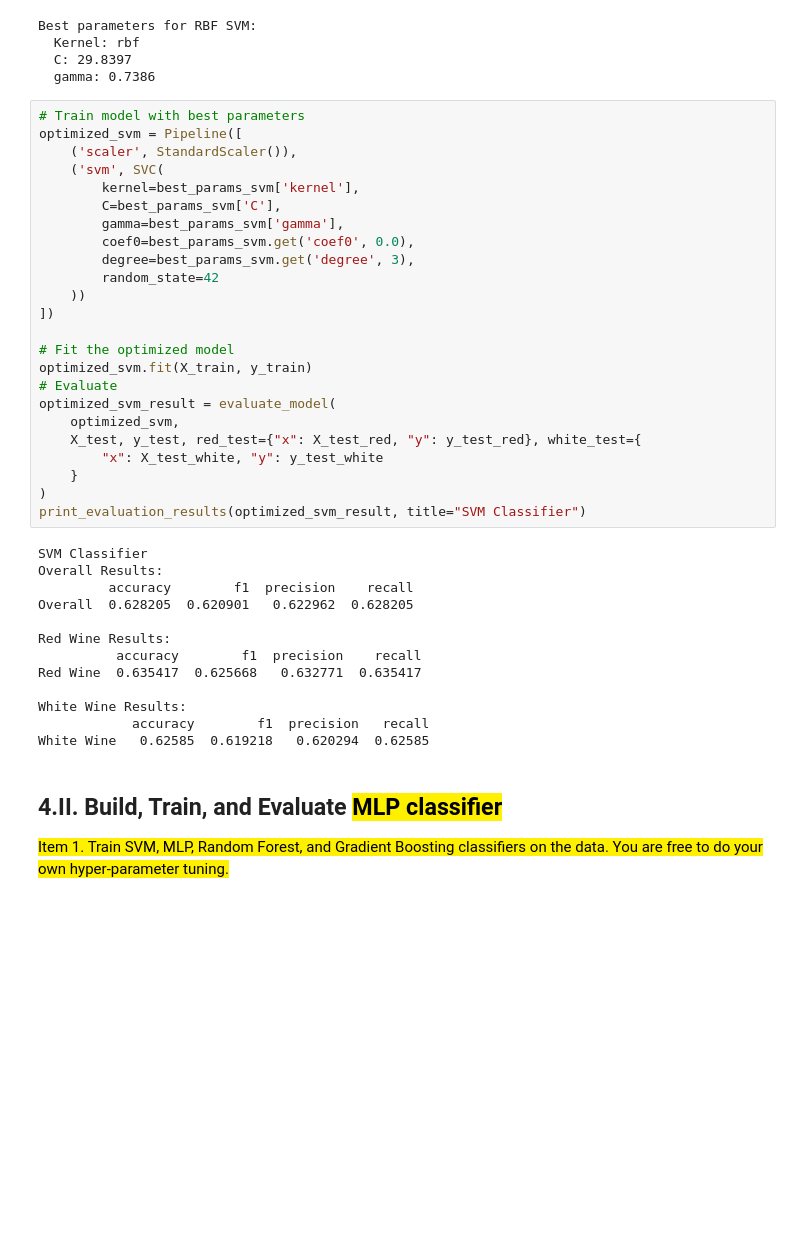
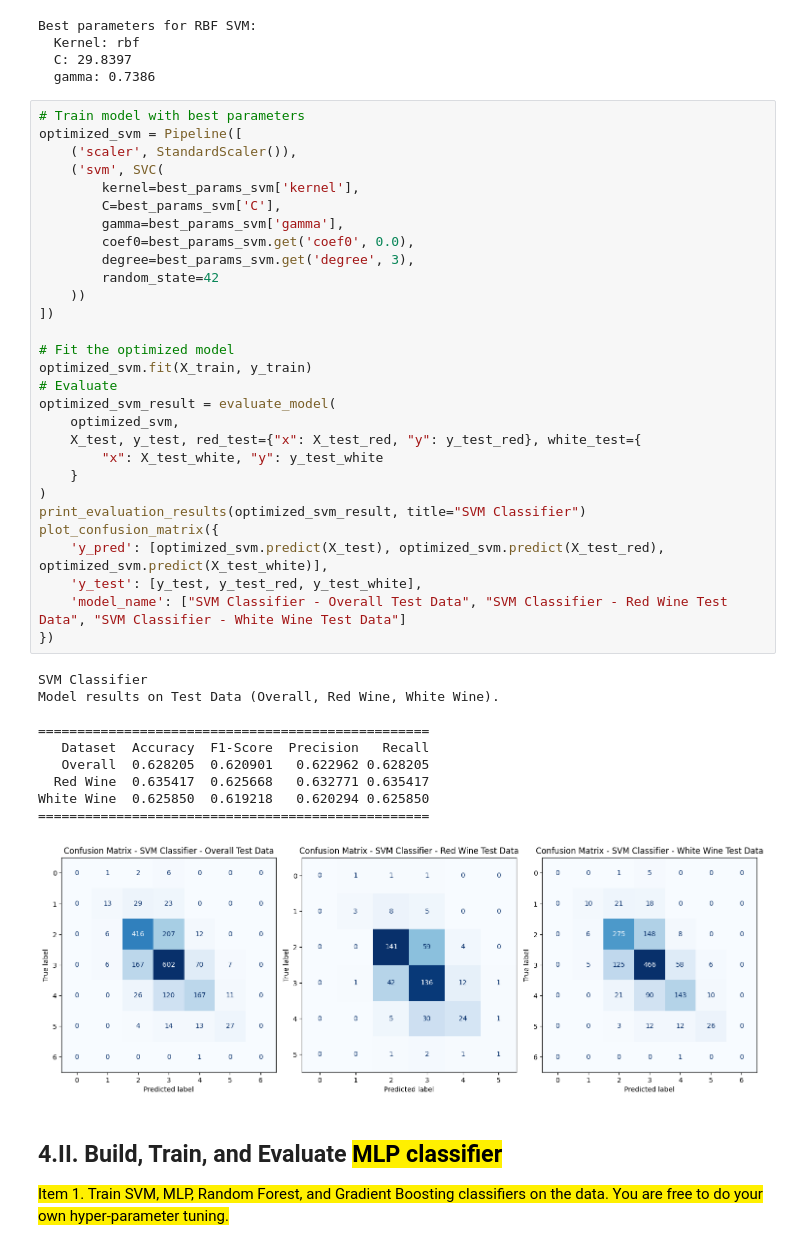
Before and after one commit to jonmaaku/AI221-machine-problems, a Jupyter notebook: mp3/MP3.ipynb, the cells around one changed output. Saved outputs shown, nothing was run; the diff lists cells and outputs as text; blank space fills up the shorter version.

```diff
--- a/mp3/MP3.ipynb
+++ b/mp3/MP3.ipynb
@@ -267,40 +286,43 @@ Best parameters for RBF SVM:
 # %%
 # Train model with best parameters
 optimized_svm = Pipeline([
     ('scaler', StandardScaler()),
     ('svm', SVC(
         kernel=best_params_svm['kernel'],
         C=best_params_svm['C'],
         gamma=best_params_svm['gamma'],
         coef0=best_params_svm.get('coef0', 0.0),
         degree=best_params_svm.get('degree', 3),
         random_state=42
     ))
 ])
 
 # Fit the optimized model
 optimized_svm.fit(X_train, y_train)
 # Evaluate
 optimized_svm_result = evaluate_model(
     optimized_svm,
     X_test, y_test, red_test={"x": X_test_red, "y": y_test_red}, white_test={
         "x": X_test_white, "y": y_test_white
     }
 )
 print_evaluation_results(optimized_svm_result, title="SVM Classifier")
+plot_confusion_matrix({
+    'y_pred': [optimized_svm.predict(X_test), optimized_svm.predict(X_test_red), optimized_svm.predict(X_test_white)],
+    'y_test': [y_test, y_test_red, y_test_white],
+    'model_name': ["SVM Classifier - Overall Test Data", "SVM Classifier - Red Wine Test Data", "SVM Classifier - White Wine Test Data"]
+})
 # %% [output]
 SVM Classifier
-Overall Results:
-         accuracy        f1  precision    recall
-Overall  0.628205  0.620901   0.622962  0.628205
+Model results on Test Data (Overall, Red Wine, White Wine).
 
-Red Wine Results:
-          accuracy        f1  precision    recall
-Red Wine  0.635417  0.625668   0.632771  0.635417
-
-White Wine Results:
-            accuracy        f1  precision   recall
-White Wine   0.62585  0.619218   0.620294  0.62585
+==================================================
+   Dataset  Accuracy  F1-Score  Precision   Recall
+   Overall  0.628205  0.620901   0.622962 0.628205
+  Red Wine  0.635417  0.625668   0.632771 0.635417
+White Wine  0.625850  0.619218   0.620294 0.625850
+==================================================
+[figure, added]
 # %% [markdown]
 ## 4.II. Build, Train, and Evaluate <mark style="background-color: #fff000;"> MLP classifier </mark>
 
```
Also changed, not shown: parts of 4 cells of this notebook.
